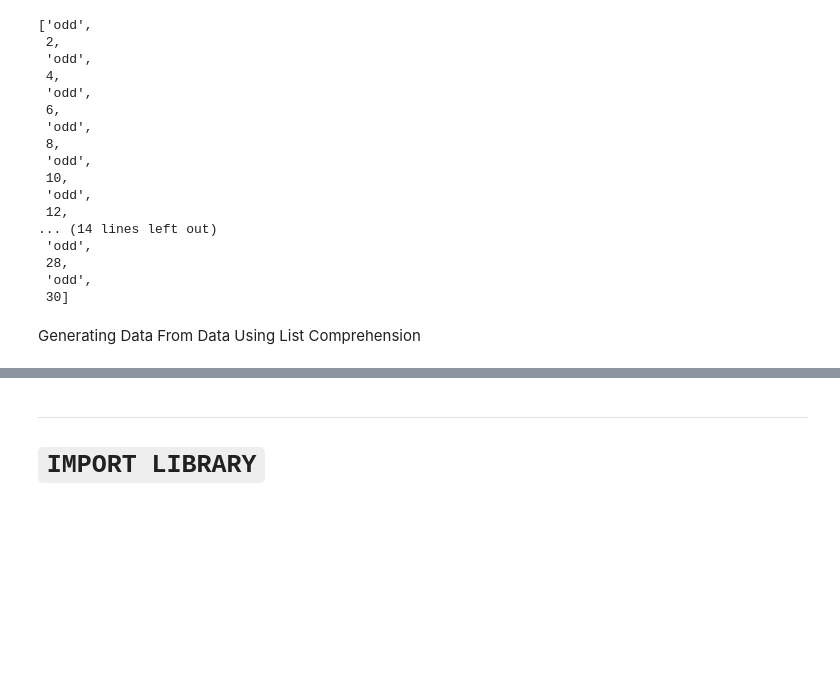
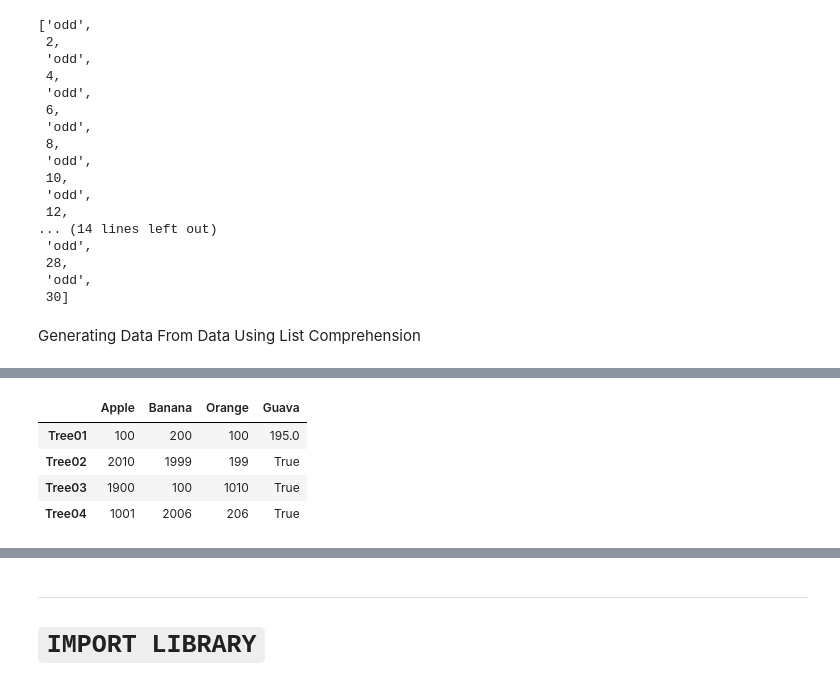
Before and after one commit to Shaikh-Hafiz-Yahya/AI_Road_Map_2026, a Jupyter notebook: Module04_Pandas/Lecture01.ipynb, the cells around one changed output, grey strips where cells are left out. Drawn from its saved outputs; the diff is of its cells as text; code cells hidden in the pictures; blank space fills up the shorter version.

```diff
--- a/Module04_Pandas/Lecture01.ipynb
+++ b/Module04_Pandas/Lecture01.ipynb
@@ -391,0 +413,9 @@ Generating Data From Data Using List Comprehension
+# %%
+df7['Guava'] = [n+n*0.95 if n<=100 else n>100 if n==1001 else n>1001 for n in df7['Apple']]
+df7
+# %% [output]
+|  | Apple | Banana | Orange | Guava |
+| Tree01 | 100 | 200 | 100 | 195.0 |
+| Tree02 | 2010 | 1999 | 199 | True |
+| Tree03 | 1900 | 100 | 1010 | True |
+| Tree04 | 1001 | 2006 | 206 | True |
```
Also changed, not shown: parts of 5 cells of this notebook.
